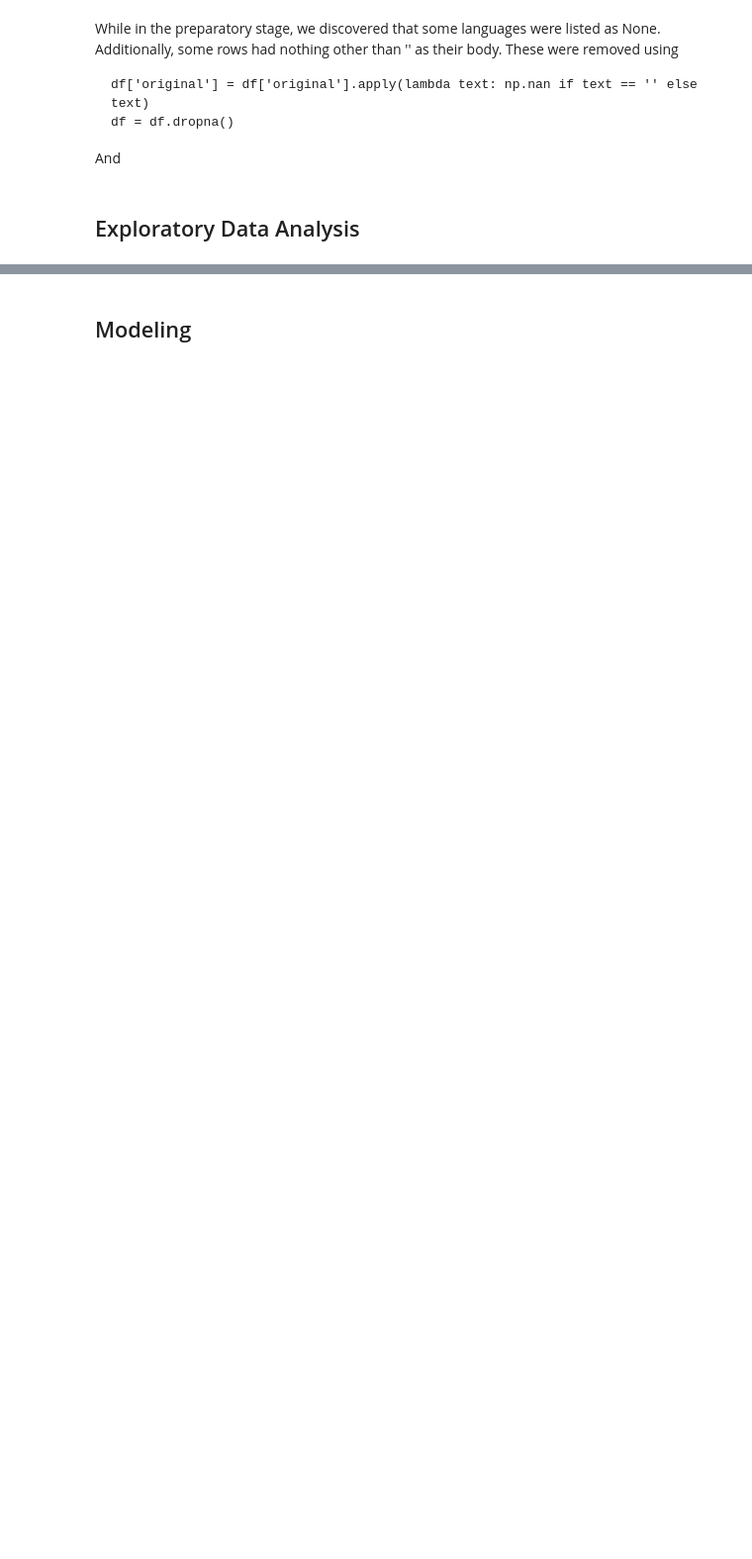
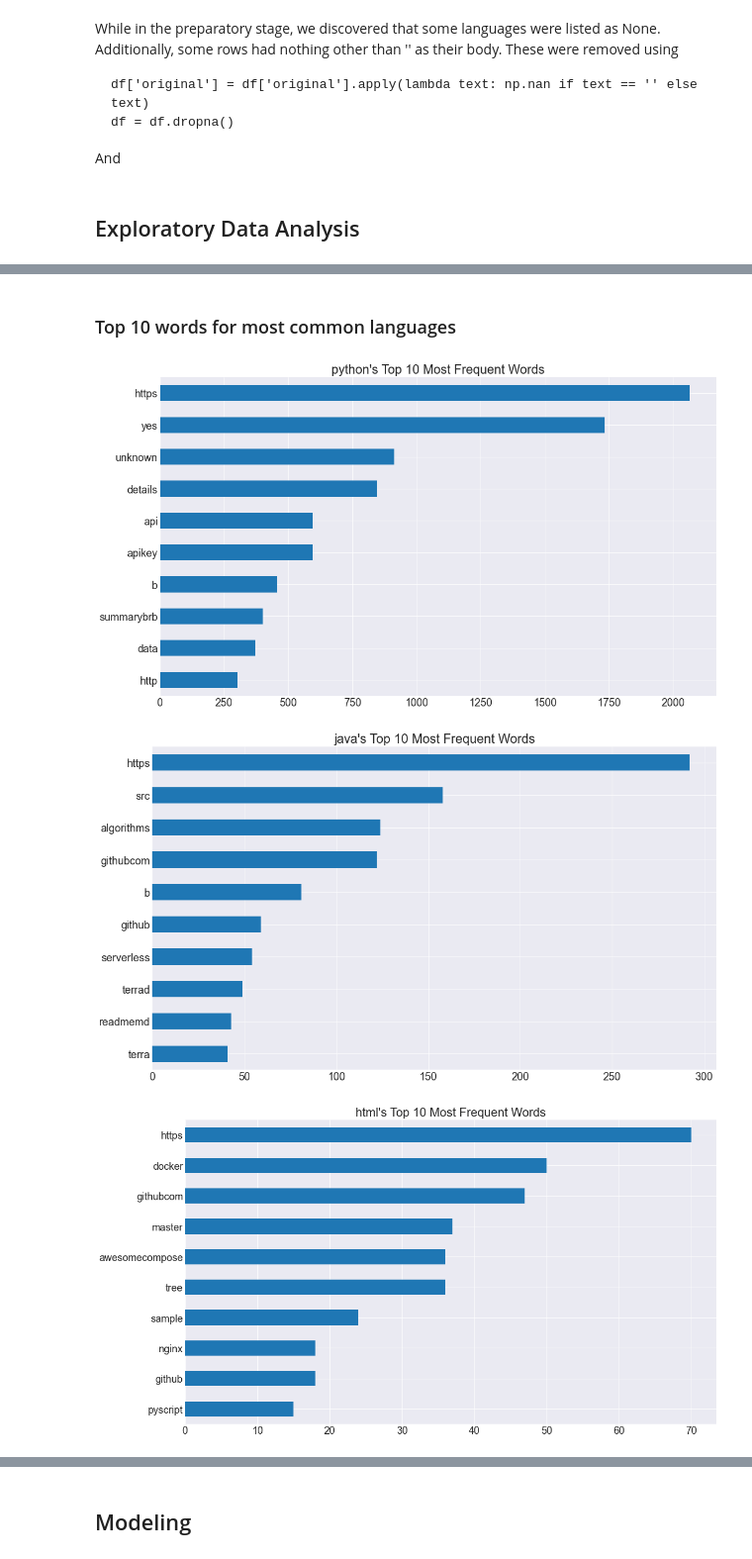
Before and after one commit to Team-Four-NLP-MVPs/nlp-project, a Jupyter notebook: final_notebook.ipynb, the cells around one changed output, grey strips where cells are left out. Shown at 99% size. Saved outputs shown, nothing was run; the diff lists cells and outputs as text; code cells hidden in the pictures; blank space fills up the shorter version.

```diff
--- a/final_notebook.ipynb
+++ b/final_notebook.ipynb
@@ -136,0 +167,12 @@ df['original'] = df['original'].apply(lambda text: np.nan if text == '' else tex
+# %% [markdown]
+### Top 10 words for most common languages
+# %%
+for col in word_counts.columns:
+    barh = word_counts.sort_values([col]).tail(10)
+    barh[col].head(10).plot.barh()
+    plt.title(f'{col}\'s Top 10 Most Frequent Words')
+    plt.show()
+# %% [output]
+[figure, added]
+[figure, added]
+[figure, added]
```
Also changed, not shown: parts of 13 cells of this notebook, 1 other file.
